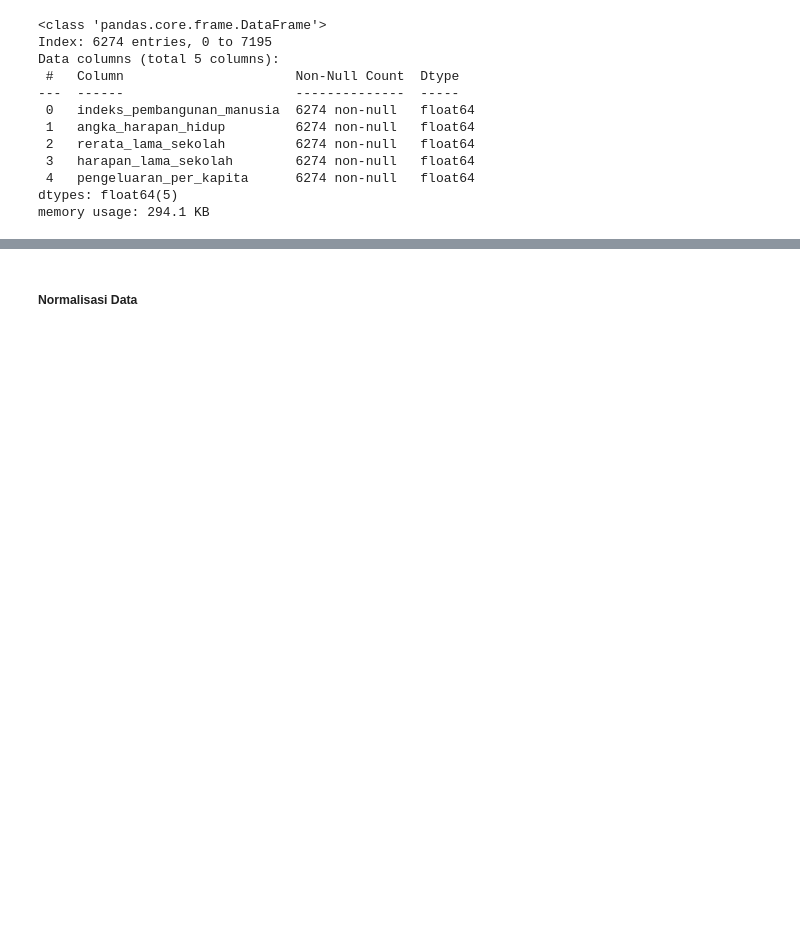
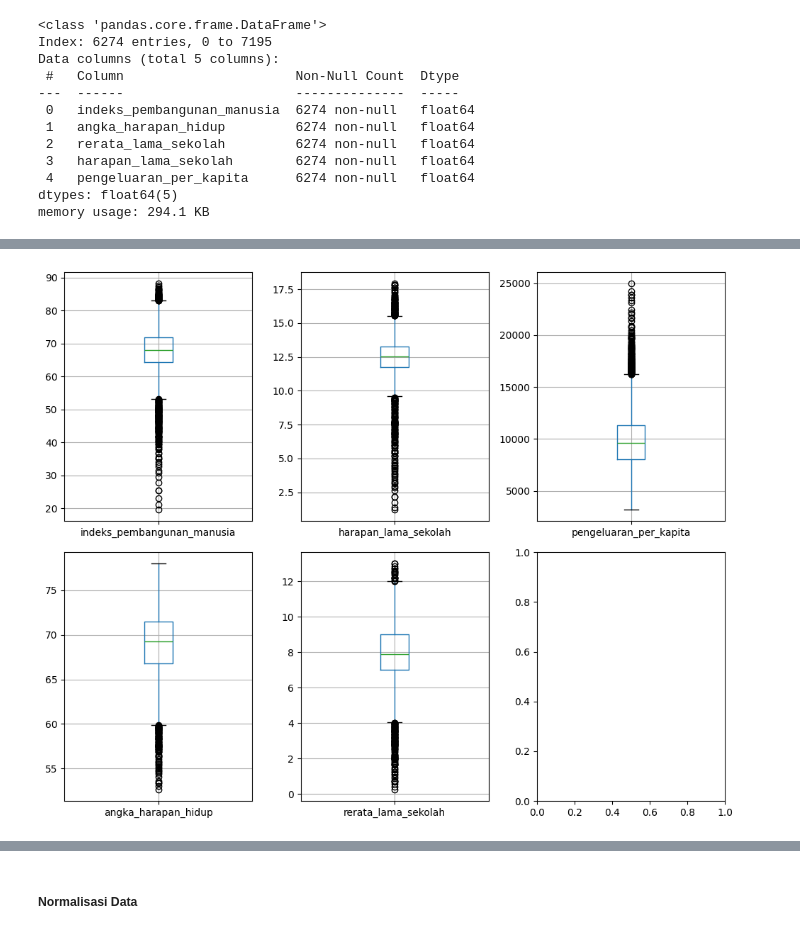
Before and after one commit to dikkawipraa22/Project-Metode-Kecerdasan-Buatan-Lanjut, a Jupyter notebook: preprocessing.ipynb, the cells around one changed output, grey strips where cells are left out. Cells and saved outputs as stored; diff of their text form; code cells hidden in the pictures; blank space fills up the shorter version.

```diff
--- a/preprocessing.ipynb
+++ b/preprocessing.ipynb
@@ -136,0 +151,11 @@ memory usage: 294.1 KB
+# %%
+fig, axes = plt.subplots(nrows=2, ncols=3, figsize=(10, 8))
+data.boxplot(column=["indeks_pembangunan_manusia"], ax=axes[0, 0])
+data.boxplot(column=["harapan_lama_sekolah"], ax=axes[0, 1])
+data.boxplot(column=["pengeluaran_per_kapita"], ax=axes[0, 2])
+data.boxplot(column=["angka_harapan_hidup"], ax=axes[1, 0])
+data.boxplot(column=["rerata_lama_sekolah"], ax=axes[1, 1])
+plt.tight_layout()
+plt.show()
+# %% [output]
+[figure, added]
```
Also changed, not shown: parts of 6 cells of this notebook.
